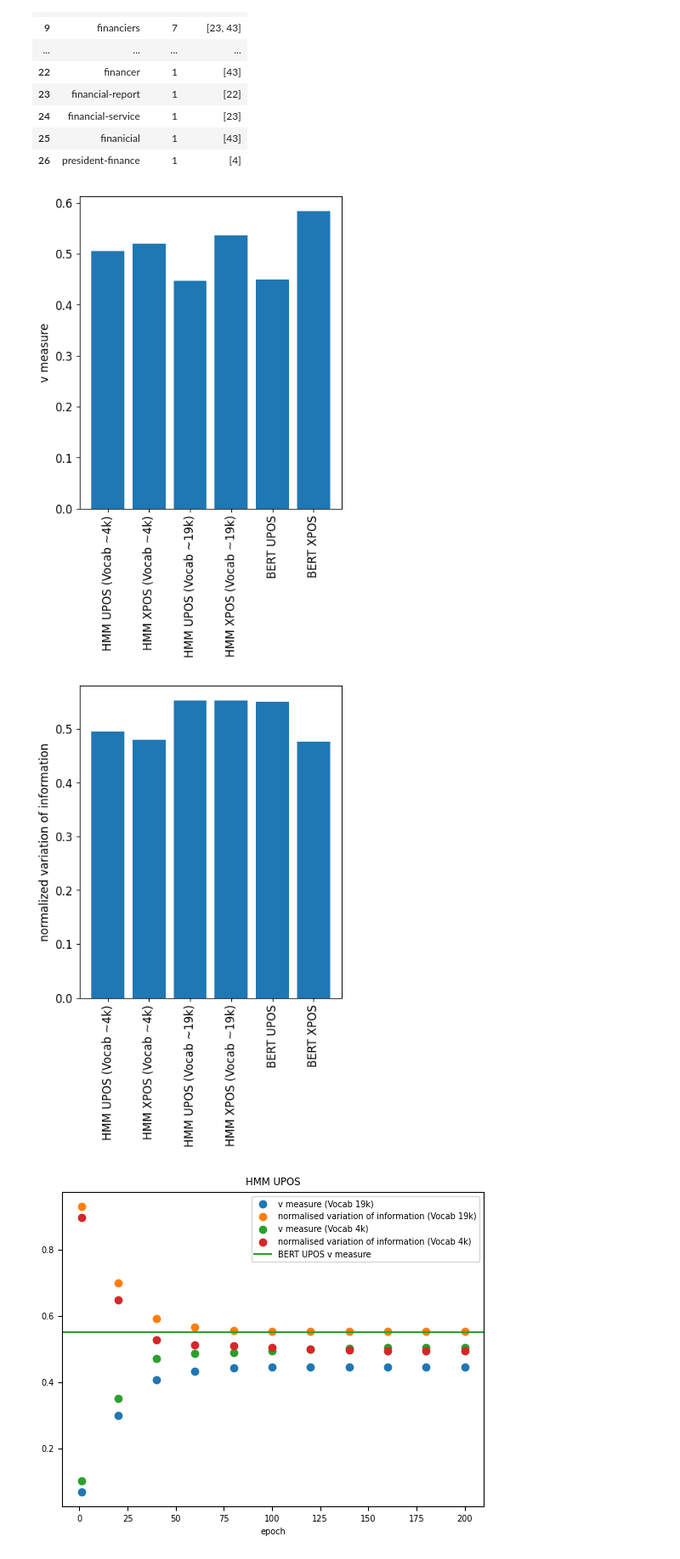
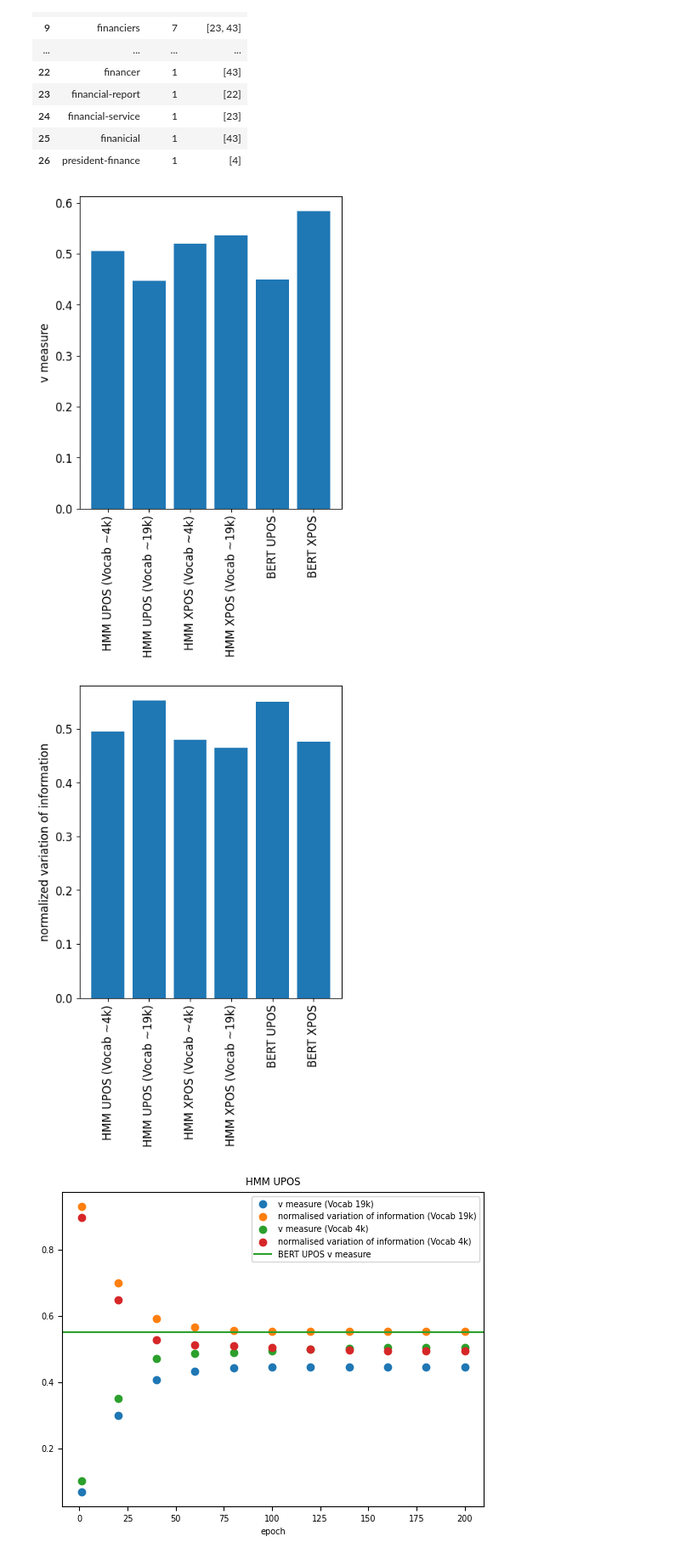
Before and after one commit to WCSin01/nlp_assignment3, a Jupyter notebook: eval_plt.ipynb, the cells around one changed output. Shown at 85% size. Saved outputs shown, nothing was run; the diff lists cells and outputs as text; code cells hidden in the pictures.

```diff
--- a/eval_plt.ipynb
+++ b/eval_plt.ipynb
@@ -303,8 +303,8 @@ xpos_meaning_df
 | 25 | finanicial | 1 | [43] |
 | 26 | president-finance | 1 | [4] |
 # %%
-labels = ["HMM UPOS (Vocab ~4k)", "HMM XPOS (Vocab ~4k)", "HMM UPOS (Vocab ~19k)", "HMM XPOS (Vocab ~19k)", "BERT UPOS", "BERT XPOS"]
-values = [0.5054494292354509, 0.5200655036661923, 0.4472084912917285, 0.5359719426401087, 0.45004099364287065, 0.584324063148953]
+labels = ["HMM UPOS (Vocab ~4k)", "HMM UPOS (Vocab ~19k)", "HMM XPOS (Vocab ~4k)", "HMM XPOS (Vocab ~19k)", "BERT UPOS", "BERT XPOS"]
+values = [0.5054494292354509, 0.4472084912917285, 0.5200655036661923, 0.5359719426401087, 0.45004099364287065, 0.584324063148953]
 fig, ax = plt.subplots()
 ax.bar(labels, values, label=labels)
 ax.set_ylabel("v measure")
@@ -312,18 +312,18 @@ plt.xticks(rotation=90)
 fig.set_size_inches(5, 6)
 plt.show()
 # %% [output]
-[figure, old version]
+[figure, new version]
 # %%
-labels = ["HMM UPOS (Vocab ~4k)", "HMM XPOS (Vocab ~4k)", "HMM UPOS (Vocab ~19k)", "HMM XPOS (Vocab ~19k)", "BERT UPOS", "BERT XPOS"]
-values = [0.494550570764549, 0.4799344963338071, 0.5527915087082714, 0.5527915087082714, 0.5499590063571296, 0.4761732308055556]
+labels = ["HMM UPOS (Vocab ~4k)", "HMM UPOS (Vocab ~19k)", "HMM XPOS (Vocab ~4k)", "HMM XPOS (Vocab ~19k)", "BERT UPOS", "BERT XPOS"]
+values = [0.494550570764549, 0.5527915087082714, 0.4799344963338071, 0.4640280573598915, 0.5499590063571296, 0.4761732308055556]
 fig, ax = plt.subplots()
 ax.bar(labels, values, label=labels)
 ax.set_ylabel("normalized variation of information")
 plt.xticks(rotation=90)
 fig.set_size_inches(5, 6)
 plt.show()
 # %% [output]
-[figure, old version]
+[figure, new version]
 # %%
 fig, ax = plt.subplots()
 ax.scatter(hmm_upos_1_df["epoch"], hmm_upos_1_df["v measure"], label="v measure (Vocab 19k)")
```
